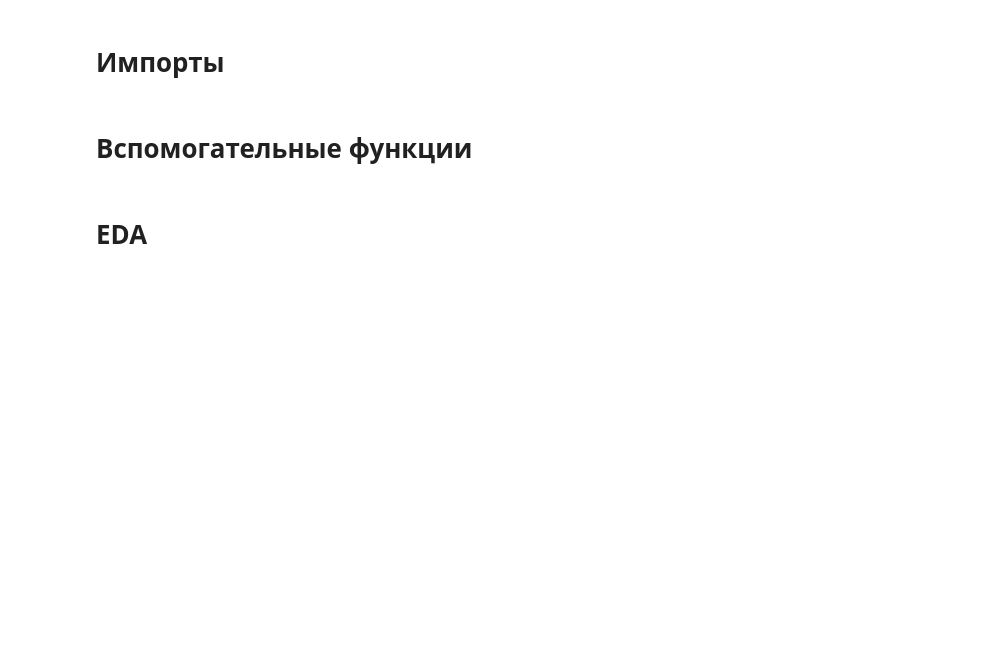
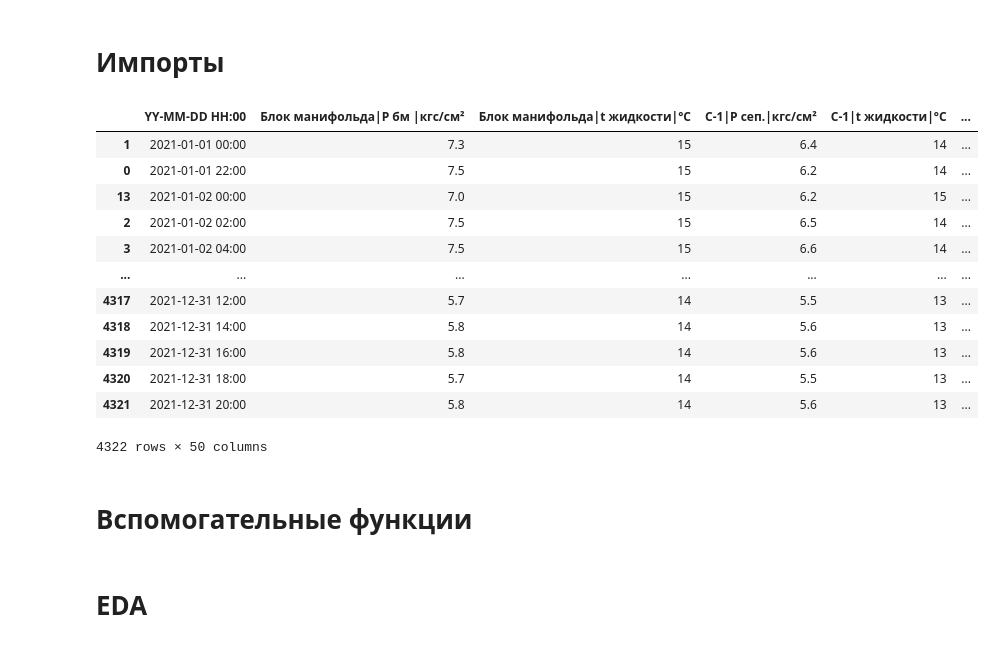
Before and after one commit to Luzinsan/petrol, a Jupyter notebook: Cl.ipynb, the cells around one changed output. Saved outputs shown, nothing was run; the diff lists cells and outputs as text; code cells hidden in the pictures; blank space fills up the shorter version.

```diff
--- a/Cl.ipynb
+++ b/Cl.ipynb
@@ -18,3 +14,78 @@ PLOTS = './plots/'
+# %%
+from utils import Dataset
+from os.path import join
+import pandas as pd
+
+
+DATA = './data'
+PLOTS = './plots/'
+df = Dataset(join(DATA, 'processed.xlsx'))
+
+df.parse_datetime()
+df.set_lag(lag=-1)
+df.set_lag(lag=1)
+cols_for_delete = [
+
+       # оставляем пока что П-_|Т нефти на входе|°С
+       #  'П-1|Т нефти на входе|°С',
+       #  'П-2|Т нефти на входе|°С',
+       #  'П-3|Т нефти на входе|°С',
+       # median аггрегация => П-123median|Т нефти на выходе|°С
+       #  'П-1|Т нефти на выходе|°С',
+       #  'П-2|Т нефти на выходе|°С',
+       #  'П-3|Т нефти на выходе|°С',
+       # max аггрегация => П-123max|Р нефти на входе|кгс/см²
+       #  'П-1|Р нефти на входе|кгс/см²',
+       #  'П-2|Р нефти на входе|кгс/см²',
+       #  'П-3|Р нефти на входе|кгс/см²',
+       # max аггрегация => П-123max|Р нефти на выходе|кгс/см²
+       #  'П-1|Р нефти на выходе|кгс/см²',
+       #  'П-2|Р нефти на выходе|кгс/см²',
+       #  'П-3|Р нефти на выходе|кгс/см²',
+       # константные значения
+       #  'П-1|Р на горелку|кгс/см2',
+       #  'П-2|Р на горелку|кгс/см3',
+       #  'П-3|Р на горелку|кгс/см4',
+       # БЕВ'ы
+       'БЕВ-1|L воды|см', 'БЕВ-1|V  воды|м3',
+       'БЕВ-1|V нефти|м3', 'БЕВ-1|t воды|°С', 'БЕВ-2|L воды|см',
+       'БЕВ-2|V  воды|м3', 'БЕВ-2|V нефти|м3', 'БЕВ-2|t воды|°С',
+       'БЕВ-3|L воды|см', 'БЕВ-3|V  воды|м3', 'БЕВ-3|V нефти|м3',
+       'БЕВ-3|t воды|°С',
+    #    'Добыча воды за сутки|м3',
+       ]
+
+
+df.drop(cols_for_delete)
+df.convert_datetime(True)
+
+df.new_feature('Р нефти на выходе', 'П-123max|Р нефти на выходе|кгс/см²', 'max')
+df.new_feature('Р нефти на входе', 'П-123max|Р нефти на входе|кгс/см²', 'max')
+df.new_feature('Т нефти на выходе', 'П-123median|Т нефти на выходе|кгс/см²', 'median')
+df.new_feature('Т теплоно-сителя', 'П-123median|Т теплоно-сителя|кгс/см²', 'max')
+
+columns = df.cols[5:]
+quantiles = [[0.001, 0.999]]*len(columns)
+threshold = [3]*len(columns)
+df.recovery_outliers(columns, quantiles=quantiles, threshold=threshold, insert=False)
+
+df.save()
+
+df.df
+# %% [output]
+|  | YY-MM-DD HH:00 | Блок манифольда|P бм |кгс/см² | Блок манифольда|t жидкости|°С | С-1|P сеп.|кгс/см² | С-1|t жидкости|°С | ... |
+| 1 | 2021-01-01 00:00 | 7.3 | 15 | 6.4 | 14 | ... |
+| 0 | 2021-01-01 22:00 | 7.5 | 15 | 6.2 | 14 | ... |
+| 13 | 2021-01-02 00:00 | 7.0 | 15 | 6.2 | 15 | ... |
+| 2 | 2021-01-02 02:00 | 7.5 | 15 | 6.5 | 14 | ... |
+| 3 | 2021-01-02 04:00 | 7.5 | 15 | 6.6 | 14 | ... |
+| ... | ... | ... | ... | ... | ... | ... |
+| 4317 | 2021-12-31 12:00 | 5.7 | 14 | 5.5 | 13 | ... |
+| 4318 | 2021-12-31 14:00 | 5.8 | 14 | 5.6 | 13 | ... |
+| 4319 | 2021-12-31 16:00 | 5.8 | 14 | 5.6 | 13 | ... |
+| 4320 | 2021-12-31 18:00 | 5.7 | 14 | 5.5 | 13 | ... |
+| 4321 | 2021-12-31 20:00 | 5.8 | 14 | 5.6 | 13 | ... |
+4322 rows × 50 columns
 # %% [markdown]
 # Вспомогательные функции
 # %%
```
Also changed, not shown: parts of 28 cells of this notebook, 1 other file.
